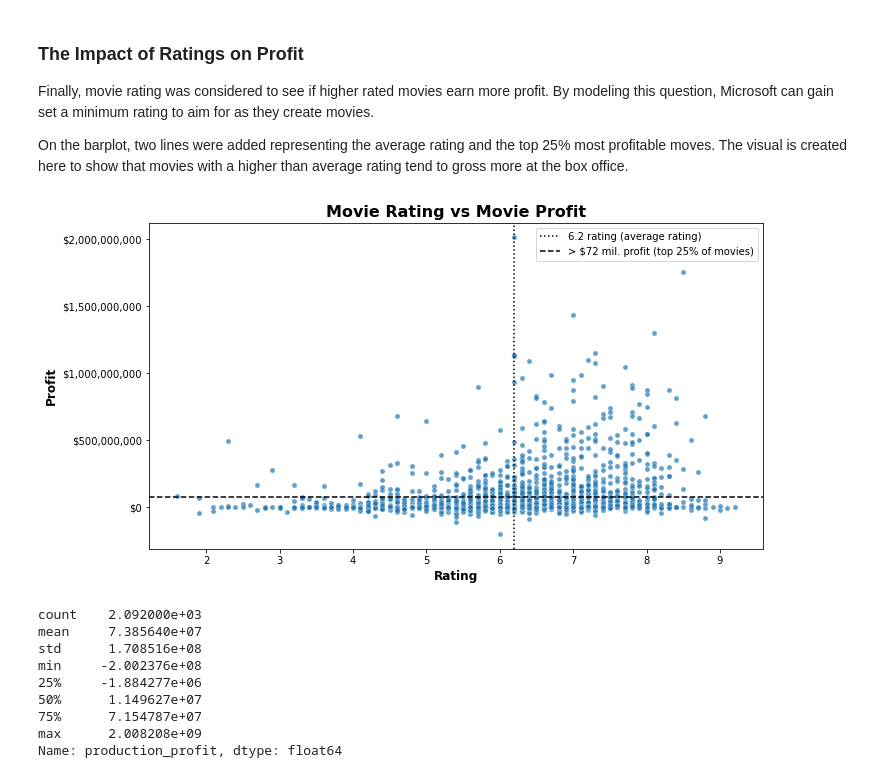
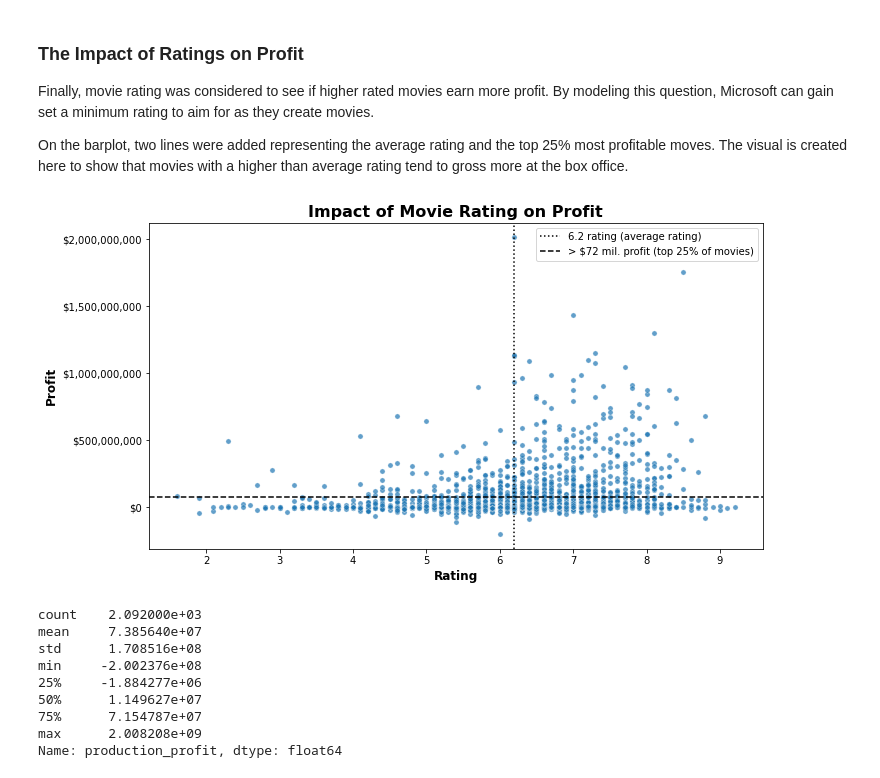
Before and after one commit to kevin-culver/Microsoft_Movie_Analysis, a Jupyter notebook: Microsoft_Movie_Analysis.ipynb, the cells around one changed output. Saved outputs shown, nothing was run; the diff lists cells and outputs as text; code cells hidden in the pictures.

```diff
--- a/Microsoft_Movie_Analysis.ipynb
+++ b/Microsoft_Movie_Analysis.ipynb
@@ -409,34 +409,34 @@ On the barplot, two lines were added representing the average rating and the top
 # %%
 #Plotting scatterplot of movies rating and their profit to see distribution of
 #ratings and movie profit
 fig, ax = plt.subplots(figsize=(11,6))
 plt.xticks()
 
 ax = sns.scatterplot(data=movies_df,
                   y='production_profit', x='averagerating', palette='muted',
                      alpha=0.7, s=27)
 
 
 plt.axvline(x=6.2, color='black', ls=':', label='6.4 rating')
 plt.axhline(y=72000000, color='black', ls='--', label='profit')
 
 labels = ['6.2 rating (average rating)', '> $72 mil. profit (top 25% of movies)']
 handles, _ = ax.get_legend_handles_labels()
 
 # Slice list to remove first handle
 plt.legend(handles = handles, labels = labels)
 
 ax.set_xlabel('Rating', fontsize=12, fontweight='bold')
 
 ax.set_ylabel('Profit', fontsize=12, fontweight='bold')
 ax.yaxis.set_major_formatter("${x:,.0f}")
-ax.set_title("Movie Rating vs Movie Profit", fontsize=16, fontweight='bold')
+ax.set_title("Impact of Movie Rating on Profit", fontsize=16, fontweight='bold')
 
 
 #saving figure to images folder for use in README and presentation
 plt.savefig('./images/rating_profit.png', facecolor='white');
 # %% [output]
-[figure, old version]
+[figure, new version]
 # %%
 movies_df['production_profit'].describe()
 # %% [output]
```
Also changed, not shown: parts of 2 cells of this notebook, 3 other files.
